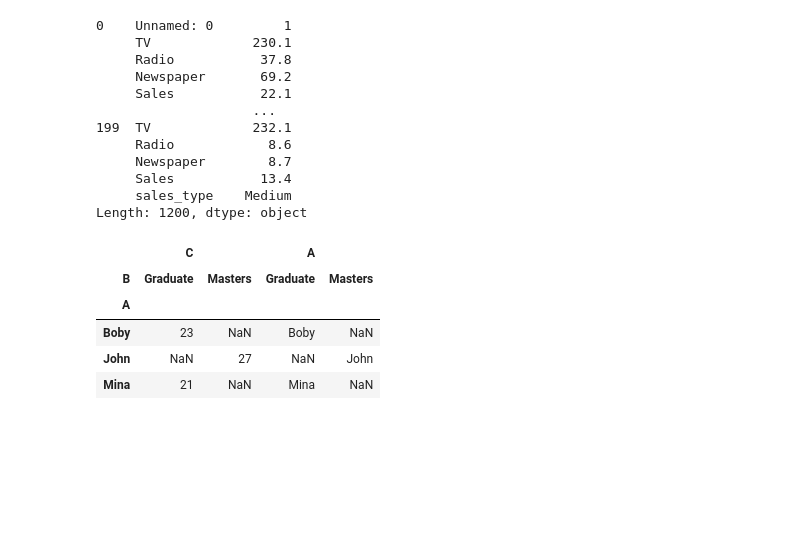
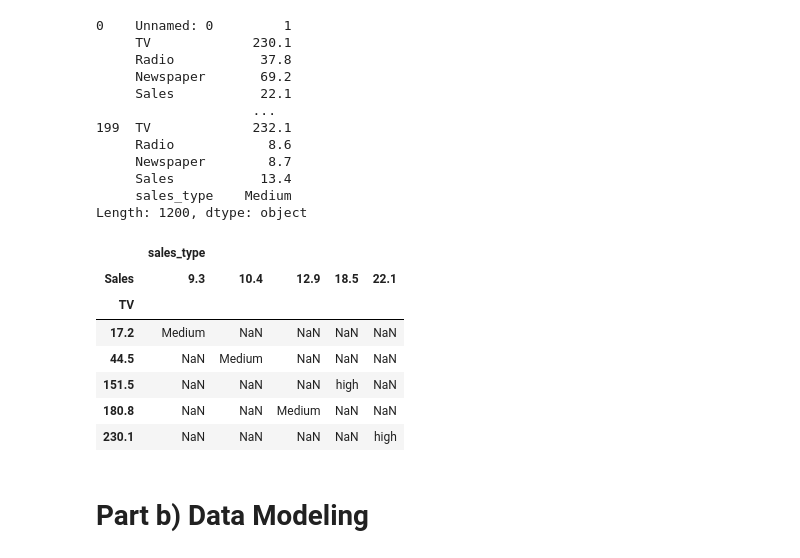
Before and after one commit to IIAnirudhII/AI-and-ML, a Jupyter notebook: Deep Learning/Lab2/Lab2(part2).ipynb, the cells around one changed output. Saved outputs shown, nothing was run; the diff lists cells and outputs as text; code cells hidden in the pictures; blank space fills up the shorter version.

```diff
--- a/Deep Learning/Lab2/Lab2(part2).ipynb
+++ b/Deep Learning/Lab2/Lab2(part2).ipynb
@@ -91,16 +93,16 @@ df_stacked
      Sales           13.4
      sales_type    Medium
 Length: 1200, dtype: object
-# %%
-a = pd.DataFrame({'A': ['John', 'Boby', 'Mina'],
-      'B': ['Masters', 'Graduate', 'Graduate'],
-      'C': [27, 23, 21]})
-a.pivot('A', 'B', 'C')
-a.pivot(index ='A', columns ='B', values =['C', 'A'])
-# %% [output]
-|  | C |  | A |  |
-| B | Graduate | Masters | Graduate | Masters |
-| A |  |  |  |  |
-| Boby | 23 | NaN | Boby | NaN |
-| John | NaN | 27 | NaN | John |
-| Mina | 21 | NaN | Mina | NaN |
+# %%
+df.head().pivot(index ='TV', columns ='Sales', values =['sales_type'])
+# %% [output]
+|  | sales_type |  |  |  |  |
+| Sales | 9.3 | 10.4 | 12.9 | 18.5 | 22.1 |
+| TV |  |  |  |  |  |
+| 17.2 | Medium | NaN | NaN | NaN | NaN |
+| 44.5 | NaN | Medium | NaN | NaN | NaN |
+| 151.5 | NaN | NaN | NaN | high | NaN |
+| 180.8 | NaN | NaN | Medium | NaN | NaN |
+| 230.1 | NaN | NaN | NaN | NaN | high |
+# %% [markdown]
+# Part b) Data Modeling
```
Also changed, not shown: parts of 10 cells of this notebook.
